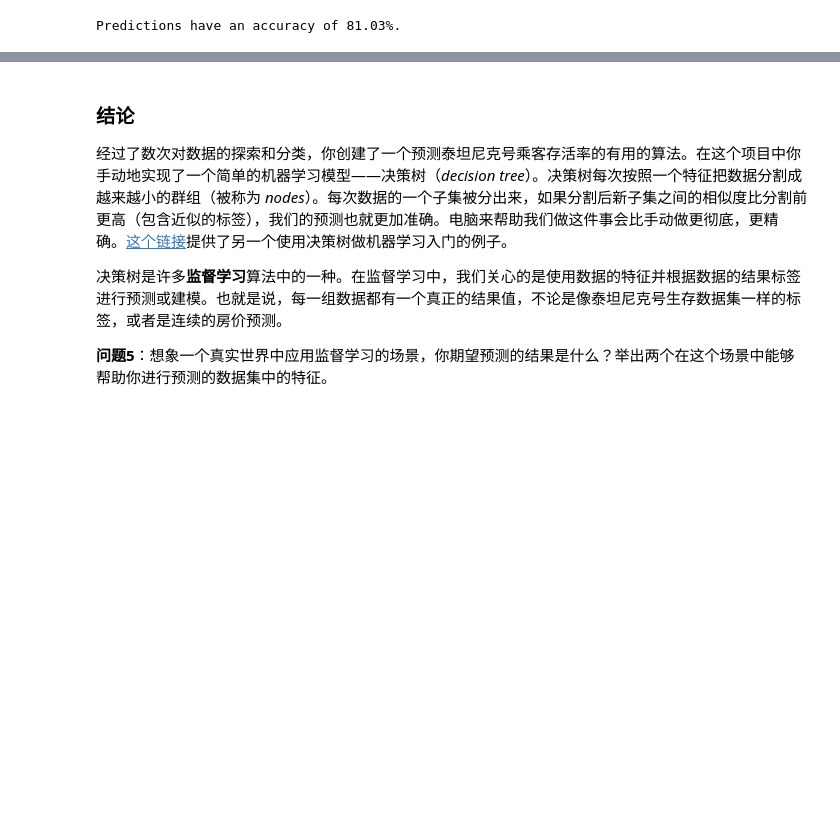
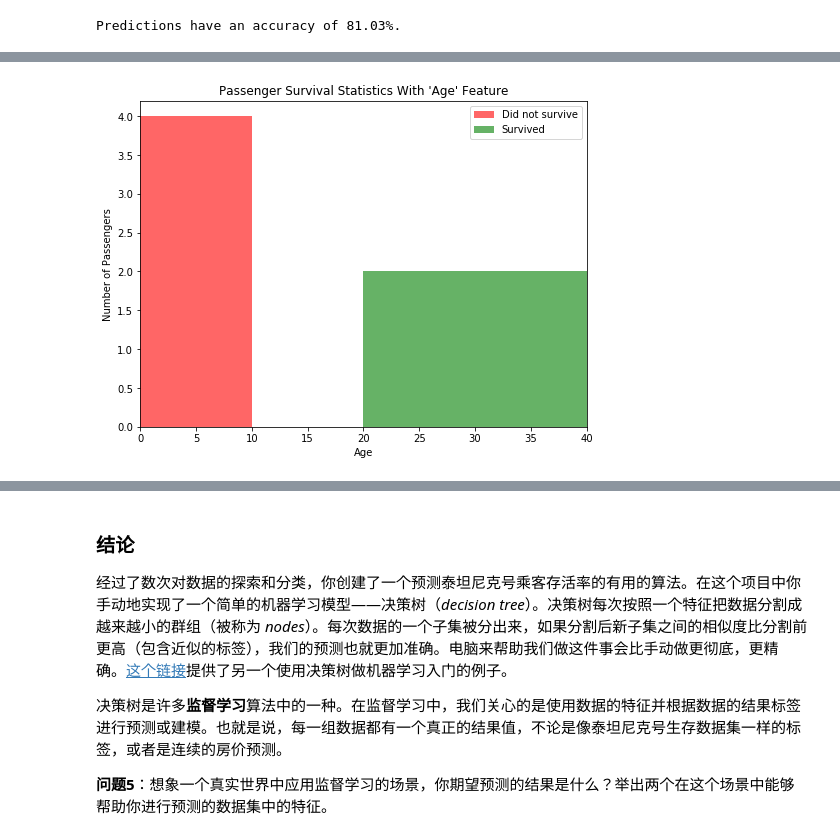
Before and after one commit to fountainhead-gq/titanic_survival_exploration, a Jupyter notebook: titanic_survival_exploration.ipynb, the cells around one changed output, grey strips where cells are left out. Saved outputs shown, nothing was run; the diff lists cells and outputs as text; code cells hidden in the pictures; blank space fills up the shorter version.

```diff
--- a/titanic_survival_exploration.ipynb
+++ b/titanic_survival_exploration.ipynb
@@ -303,0 +304,4 @@ Predictions have an accuracy of 81.03%.
+# %%
+survival_stats(data, outcomes, 'Age', [ "Sex == 'female'", "SibSp == 3"])
+# %% [output]
+[figure, added]
```
Also changed, not shown: parts of 13 cells of this notebook, 2 other files.
